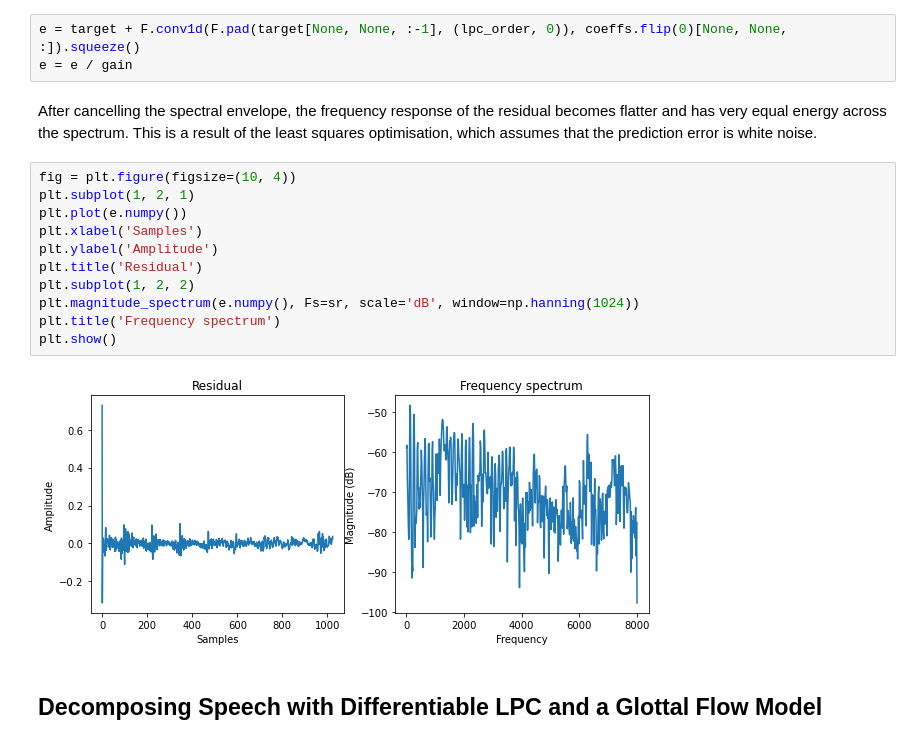
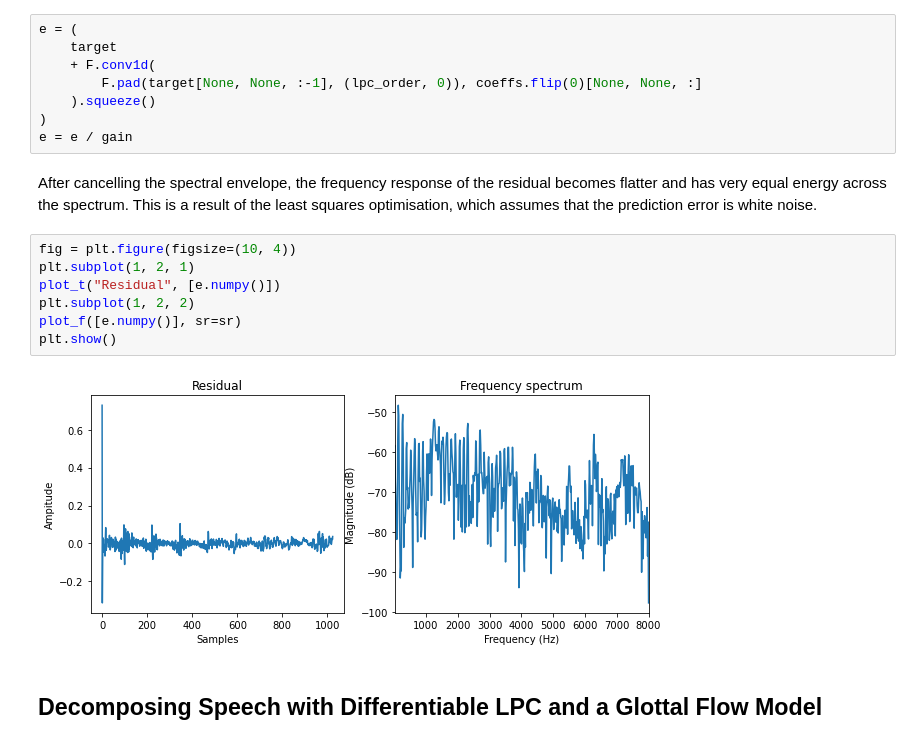
Before and after one commit to intro2ddsp/intro2ddsp.github.io, a Jupyter notebook: filters/sf.ipynb, the cells around one changed output. Cells and saved outputs as stored; diff of their text form.

Commit message:
refactor: add plotting utilities

```diff
--- a/filters/sf.ipynb
+++ b/filters/sf.ipynb
@@ -116,23 +170,24 @@ $$
 e[n] = s[n] - \sum_{k=1}^M a_k s[n-k]
 $$
 # %%
-e = target + F.conv1d(F.pad(target[None, None, :-1], (lpc_order, 0)), coeffs.flip(0)[None, None, :]).squeeze()
+e = (
+    target
+    + F.conv1d(
+        F.pad(target[None, None, :-1], (lpc_order, 0)), coeffs.flip(0)[None, None, :]
+    ).squeeze()
+)
 e = e / gain
 # %% [markdown]
 After cancelling the spectral envelope, the frequency response of the residual becomes flatter and has very equal energy across the spectrum. This is a result of the least squares optimisation, which assumes that the prediction error is white noise.
 # %%
 fig = plt.figure(figsize=(10, 4))
 plt.subplot(1, 2, 1)
-plt.plot(e.numpy())
-plt.xlabel('Samples')
-plt.ylabel('Amplitude')
-plt.title('Residual')
+plot_t("Residual", [e.numpy()])
 plt.subplot(1, 2, 2)
-plt.magnitude_spectrum(e.numpy(), Fs=sr, scale='dB', window=np.hanning(1024))
-plt.title('Frequency spectrum')
+plot_f([e.numpy()], sr=sr)
 plt.show()
 # %% [output]
-[figure, old version]
+[figure, new version]
 # %% [markdown]
 ## Decomposing Speech with Differentiable LPC and a Glottal Flow Model
 # %% [markdown]
```
Also changed, not shown: parts of 19 cells of this notebook.
